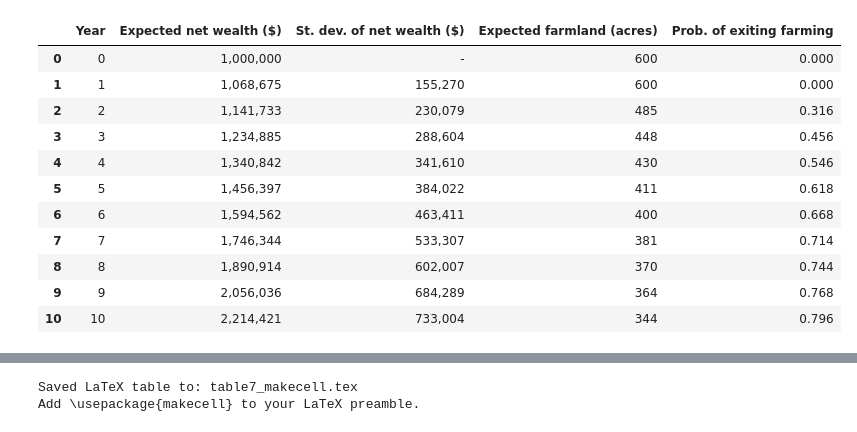
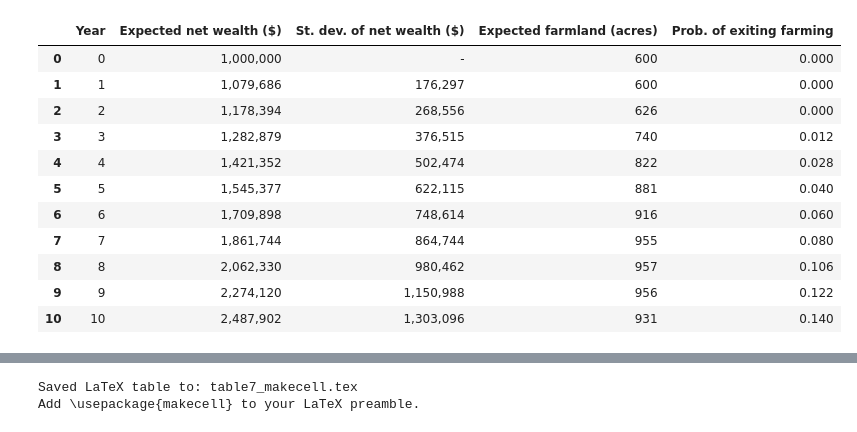
Before and after one commit to mikkelfe/Dynamic-Programming-Project, a Jupyter notebook: Model_with_mutual.ipynb, the cells around one changed output, grey strips where cells are left out. Saved outputs shown, nothing was run; the diff lists cells and outputs as text; code cells hidden in the pictures.

```diff
--- a/Model_with_mutual.ipynb
+++ b/Model_with_mutual.ipynb
@@ -611,7 +904,7 @@ cfg_profile.var_cov = (
 )
 cfg_profile.n = (7, 7, 5, 21)
 cfg_profile.q = 41
-cfg_profile.q2 = 21
+cfg_profile.q2 = 25
 cfg_profile.qf = 21
 cfg_profile.m = (3, 3, 3)
 cfg_profile.T = 19
@@ -781,9 +1174,9 @@ import pandas as pd
 
 # Table-8 replication for the model with mutual funds.
 # Paper setup uses: initial wealth $1,000,000, x-grid q=41, mutual-fund grid q2=25.
-rng = np.random.default_rng(42)
-n_sims = 500
-n_years = 10
+rng = np.random.default_rng(42)#np.random.default_rng(42)
+n_sims = 500 #500
+n_years = 10 #10
 
 timings = {
     "solve_coefficients": 0.0,
@@ -801,17 +1194,25 @@ run_t0 = time.perf_counter()
 model = MutualFundModel()
 cfg = model.config
 cfg.Ee = (0.0, 0.0, 0.0)
-cfg.q = 11#41
-cfg.q2 = 10#25
+cfg.q = 41
+cfg.q2 = 25
 cfg.theta = 1.0
 # Use two_stage for best search quality. Batching in the fine-search now prevents memory crashes.
-cfg.search_mode = "two_stage"
+cfg.search_mode = "vectorized"  # 'matlab', 'vectorized', or 'two_stage'
 cfg.q_coarse_step = 4
-cfg.q_refine_radius = 2
+cfg.qf = 21  # Important for speed: keep fine grid < q
+cfg.q_refine_radius = 4
 cfg.value_backend = "numba"
-if cfg.value_backend != "numba":
-    raise RuntimeError("Table 8 must run with value_backend='numba'.")
-print(f"Table 8 backend: {cfg.value_backend}, search_mode: {cfg.search_mode}")
+cfg.q_batch_max_rows = 70_000  # Coarse-search batching budget (conservative)
+cfg.q2_vectorized_max_rows = 90_000  # Cap for no-coeff cases
+cfg.q2_vectorized_max_rows_with_coeffs = 30_000  # Stricter cap in continuation-value phase
+cfg.two_stage_fine_max_rows = 60_000  # Fine-stage cap for state_batch * fine_nq
+cfg.two_stage_fine_state_batch = 0  # 0 => auto-compute from row budget
+
+
+#if cfg.value_backend != "numba":
+#    raise RuntimeError("Table 8 must run with value_backend='numba'.")
+#print(f"Table 8 backend: {cfg.value_backend}, search_mode: {cfg.search_mode}")
 cfg.CRRA = True   # Set to False to run CARA utility mode.
 cfg.m = (3, 3, 3)
 cfg.dau = 0.7 #Credit limit parameter from paper.
@@ -821,32 +1222,15 @@ cfg.var_cov = (
     (0.0, 0.0, 0.026941),
 )
 
-# Reuse copt when possible; this is the main runtime bottleneck.
-cfg_key = (
-    cfg.n,
-    cfg.q,
-    cfg.q2,
-    cfg.m,
-    cfg.T,
-    cfg.t1,
-    cfg.Ee,
-    cfg.var_cov,
-    cfg.theta,
-    cfg.b,
-    cfg.dau,
-    bool(cfg.CRRA),
-)
-if "_mutual_copt_cache" not in globals():
-    _mutual_copt_cache = {}
+
+_mutual_copt_cache = {}
 
 t0 = time.perf_counter()
-if cfg_key not in _mutual_copt_cache:
-    print(f"Solving coefficients with q={cfg.q}, q2={cfg.q2}...")
-    _mutual_copt_cache[cfg_key] = solve_mutual_coefficients(cfg)
-    print("Done solving.")
-else:
-    print(f"Using cached coefficients (q={cfg.q}, q2={cfg.q2})")
-copt = _mutual_copt_cache[cfg_key]
+
+print(f"Solving coefficients with q={cfg.q}, q2={cfg.q2}...")
+_mutual_copt_cache = solve_mutual_coefficients(cfg)
+print("Done solving.")
+copt = _mutual_copt_cache
 timings["solve_coefficients"] += time.perf_counter() - t0
 
 t0 = time.perf_counter()
@@ -857,6 +1241,9 @@ t0 = time.perf_counter()
 shock_nodes, shock_weights = gauss_hermite_multinormal(arrays["m"], arrays["Ee"], arrays["VarCov"])
 mean_e = np.asarray(cfg.Ee, dtype=float)
 cov_e = np.asarray(cfg.var_cov, dtype=float)
+# MATLAB pathT-style protocol: precompute one fixed shock panel and reuse by year.
+# Shape: (simulation, year, shock_dim)
+shocks_panel = rng.multivariate_normal(mean=mean_e, cov=cov_e, size=(n_sims, n_years))
 timings["quadrature_setup"] += time.perf_counter() - t0
 
 # Table-8 initial state from paper.
@@ -878,6 +1265,7 @@ summary_rows = [
 ]
 
 for year in range(1, n_years + 1):
+    print(f"Year {year}/{n_years} - Simulating transitions for {n_sims} farmers...")
     # MATLAB pathT.m: yr=0..years-1, c1=copt(:,yr+1), and t passed to vmaxh is yr.
     yr_idx = year - 1
     coeffs_t = copt[:, yr_idx]
@@ -899,6 +1287,7 @@ for year in range(1, n_years + 1):
         timings["optimize_controls"] += time.perf_counter() - t0
 
         t0 = time.perf_counter()
+        #shocks = shocks_panel[active_idx, yr_idx, :]
         shocks = rng.multivariate_normal(mean=mean_e, cov=cov_e, size=active_idx.size)
         timings["draw_shocks"] += time.perf_counter() - t0
 
@@ -981,15 +1373,15 @@ Longest step: optimize_controls (117.668s)
 |  | Year | Expected net wealth ($) | St. dev. of net wealth ($) | Expected farmland (acres) | Prob. of exiting farming |
 | 0 | 0 | 1,000,000 | - | 600 | 0.000 |
-| 1 | 1 | 1,068,675 | 155,270 | 600 | 0.000 |
-| 2 | 2 | 1,141,733 | 230,079 | 485 | 0.316 |
-| 3 | 3 | 1,234,885 | 288,604 | 448 | 0.456 |
-| 4 | 4 | 1,340,842 | 341,610 | 430 | 0.546 |
-| 5 | 5 | 1,456,397 | 384,022 | 411 | 0.618 |
-| 6 | 6 | 1,594,562 | 463,411 | 400 | 0.668 |
-| 7 | 7 | 1,746,344 | 533,307 | 381 | 0.714 |
-| 8 | 8 | 1,890,914 | 602,007 | 370 | 0.744 |
-| 9 | 9 | 2,056,036 | 684,289 | 364 | 0.768 |
-| 10 | 10 | 2,214,421 | 733,004 | 344 | 0.796 |
+| 1 | 1 | 1,079,686 | 176,297 | 600 | 0.000 |
+| 2 | 2 | 1,178,394 | 268,556 | 626 | 0.000 |
+| 3 | 3 | 1,282,879 | 376,515 | 740 | 0.012 |
+| 4 | 4 | 1,421,352 | 502,474 | 822 | 0.028 |
+| 5 | 5 | 1,545,377 | 622,115 | 881 | 0.040 |
+| 6 | 6 | 1,709,898 | 748,614 | 916 | 0.060 |
+| 7 | 7 | 1,861,744 | 864,744 | 955 | 0.080 |
+| 8 | 8 | 2,062,330 | 980,462 | 957 | 0.106 |
+| 9 | 9 | 2,274,120 | 1,150,988 | 956 | 0.122 |
+| 10 | 10 | 2,487,902 | 1,303,096 | 931 | 0.140 |
 # %%
 # Use the already formatted table and makecell-ready headers, then save to LaTeX.
 metric_makecell = {
```
Also changed, not shown: parts of 15 cells of this notebook, 3 other files.
